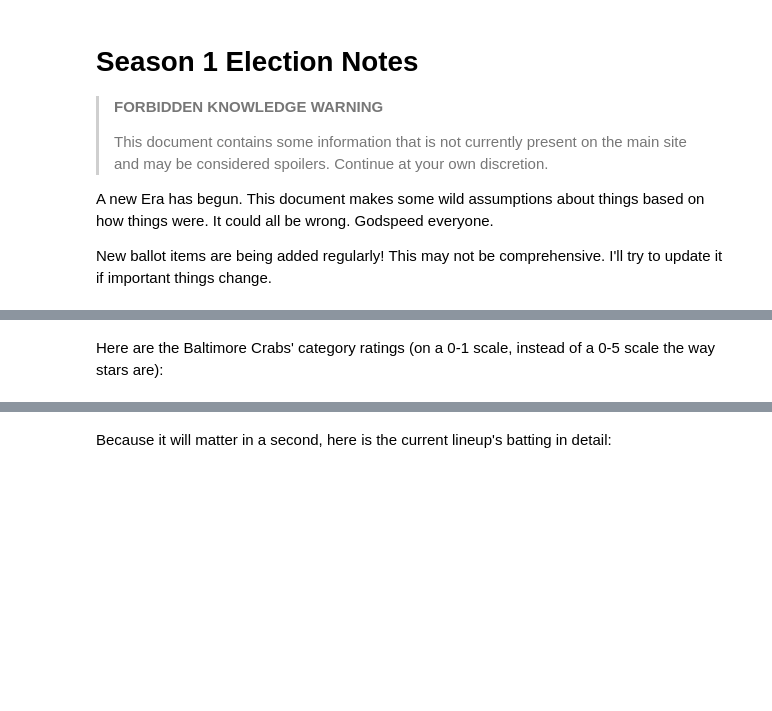
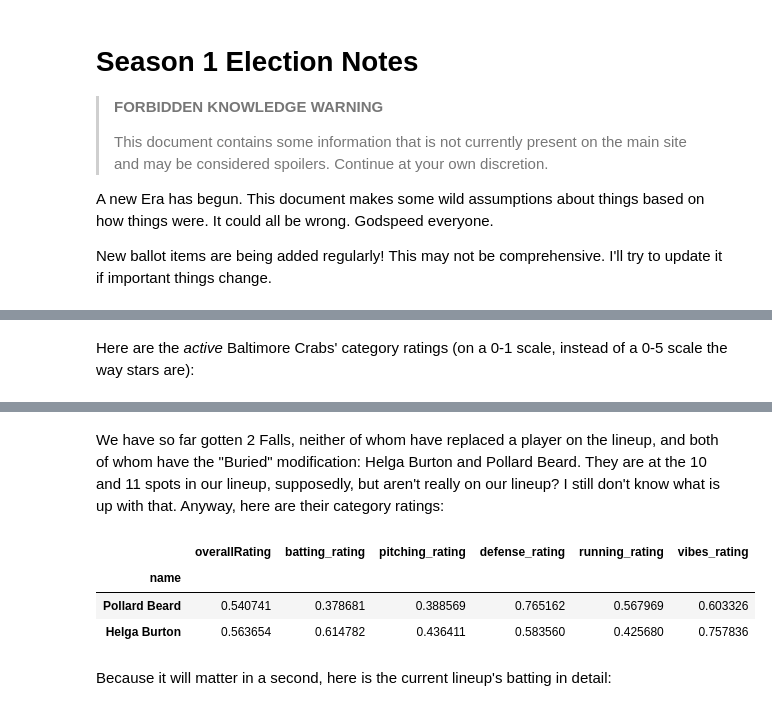
Before and after one commit to robbyblum/blaseball_notebooks, a Jupyter notebook: election_notes/s1.ipynb, the cells around one changed output, grey strips where cells are left out. Cells and saved outputs as stored; diff of their text form; code cells hidden in the pictures; blank space fills up the shorter version.

```diff
--- a/election_notes/s1.ipynb
+++ b/election_notes/s1.ipynb
@@ -48,5 +62,5 @@ display(Markdown(f"**Last Updated Season {int(sim['simData']['currentSeasonNumbe
 # %% [markdown]
-Here are the Baltimore Crabs' category ratings (on a 0-1 scale, instead of a 0-5 scale the way stars are):
+Here are the *active* Baltimore Crabs' category ratings (on a 0-1 scale, instead of a 0-5 scale the way stars are):
 # %%
 display(crabs.sort_values(by=["position", "position_index"])[["player_name", "position",
                                                               "batting_rating", "pitching_rating",
@@ -72,6 +86,16 @@ display(crabs.sort_values(by=["position", "position_index"])[["player_name", "po
 | Reese Clark | ROTATION | 0.694994 | 0.624083 | 0.628645 | 0.460717 | 0.315803 |
 | Declan Suzanne | ROTATION | 0.130761 | 0.690098 | 0.300108 | 0.415780 | 0.526365 |
 | Gabriel Griffith | ROTATION | 0.505246 | 0.652670 | 0.465586 | 0.565904 | 0.475366 |
+# %% [markdown]
+We have so far gotten 2 Falls, neither of whom have replaced a player on the lineup, and both of whom have the "Buried" modification: Helga Burton and Pollard Beard. They are at the 10 and 11 spots in our lineup, supposedly, but aren't really on our lineup? I still don't know what is up with that. Anyway, here are their category ratings:
+# %%
+buried = pd.read_csv("../../buried.csv")
+buried.set_index("name") / 5
+# %% [output]
+|  | overallRating | batting_rating | pitching_rating | defense_rating | running_rating | vibes_rating |
+| name |  |  |  |  |  |  |
+| Pollard Beard | 0.540741 | 0.378681 | 0.388569 | 0.765162 | 0.567969 | 0.603326 |
+| Helga Burton | 0.563654 | 0.614782 | 0.436411 | 0.583560 | 0.425680 | 0.757836 |
 # %% [markdown]
 Because it will matter in a second, here is the current lineup's batting in detail:
 # %%
```
Also changed, not shown: parts of 15 cells of this notebook.
